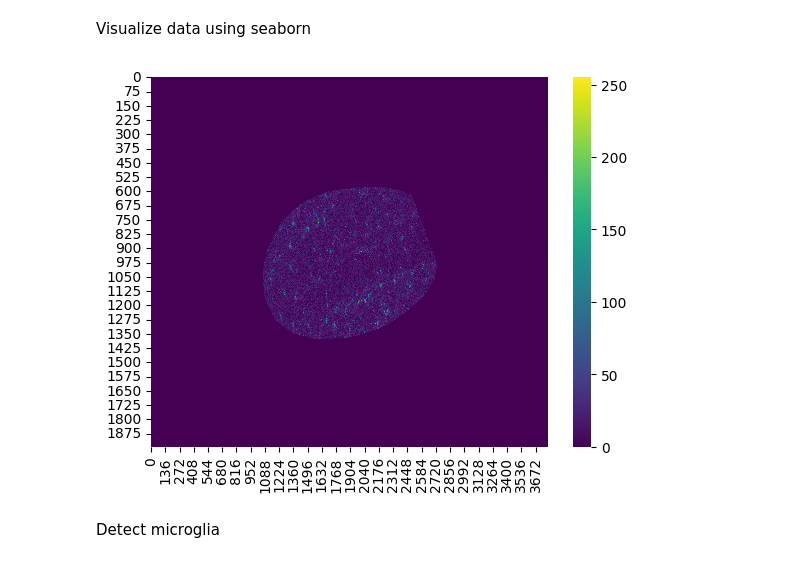
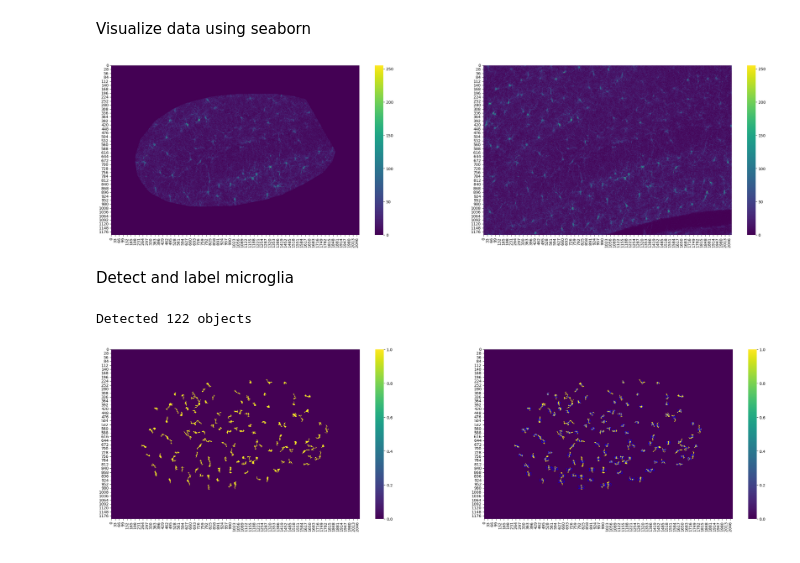
Before and after one commit to nathan-y-lee/JFlab-analysis, a Jupyter notebook: notebooks/ihc_detect_notebook.ipynb, the cells around one changed output. Drawn from its saved outputs; the diff is of its cells as text; code cells hidden in the pictures.

Commit message:
simplify microglial detection, crop ROI

```diff
--- a/notebooks/ihc_detect_notebook.ipynb
+++ b/notebooks/ihc_detect_notebook.ipynb
@@ -31,22 +28,54 @@ Visualize data using seaborn
 # %%
 import seaborn as sns
 import matplotlib.pyplot as plt
 
-sns.heatmap(img_roi, square=False, cmap='viridis')
+# crop image around ROI with a buffer
+def crop_with_buffer(img, buffer):
+    y, x = np.nonzero(img)
+    y_min = max(y.min() - buffer, 0)
+    y_max = min(y.max() + buffer, img.shape[0])
+    x_min = max(x.min() - buffer, 0)
+    x_max = min(x.max() + buffer, img.shape[1])
+    return img[y_min:y_max, x_min:x_max], (y_min, y_max, x_min, x_max)
+img_roi_cropped, coords = crop_with_buffer(img_roi, buffer=200)
+img_slice_cropped = img_slice[coords[0]:coords[1], coords[2]:coords[3]]
+
+fig, axes = plt.subplots(1, 2, figsize=(32, 8))
+sns.heatmap(img_roi_cropped, square=False, cmap='viridis', ax=axes[0])
+sns.heatmap(img_slice_cropped, square=False, cmap='viridis', ax=axes[1])
 plt.show()
 # %% [output]
-[figure, old version]
+[figure, new version]
 # %% [markdown]
-Detect microglia
+Detect and label microglia
 # %%
-import numpy as np
+from skimage import filters, measure, morphology, exposure
+import seaborn as sns
 import matplotlib.pyplot as plt
-from skimage import filters, measure, morphology
 
-block_size = 91  # size of the local neighborhood; must be odd
-offset = -0.15  # adjusts sensitivity: greater = stricter
-local_thresh = filters.threshold_local(img_roi, block_size=block_size, offset=offset)
-binary = img_roi > local_thresh
+block_size = 51 # size of the local neighborhood; must be odd
+offset = -0.15 # adjusts sensitivity: greater = stricter
+local_thresh = filters.threshold_local(img_slice_cropped, block_size=block_size, offset=offset)
+binary = img_roi_cropped > local_thresh
 
-binary = morphology.remove_small_objects(binary, min_size=100)  # remove tiny noise
-binary = morphology.remove_small_holes(binary, area_threshold=50)
+binary = morphology.remove_small_objects(binary, min_size=200)  # remove tiny noise
+binary = morphology.remove_small_holes(binary, area_threshold=300)
+
+# Assign labels to connected components
+labels = measure.label(binary)
+props = measure.regionprops(labels)
+print("Detected", len(props), "objects")
+
+fig, axes = plt.subplots(1, 2, figsize=(32, 8))
+sns.heatmap(binary, square=False, cmap='viridis', ax=axes[0])
+
+# overlay text labels at centroids
+for prop in props:
+    y, x = prop.centroid  # Note: centroid returns (row, col)
+    plt.text(x, y, str(prop.label), color='blue', ha='center', va='center', fontsize=10)
+
+sns.heatmap(binary, square=False, cmap='viridis', ax=axes[1])
+plt.show()
+# %% [output]
+Detected 122 objects
+[figure, added]
```
Also changed, not shown: parts of 5 cells of this notebook.
